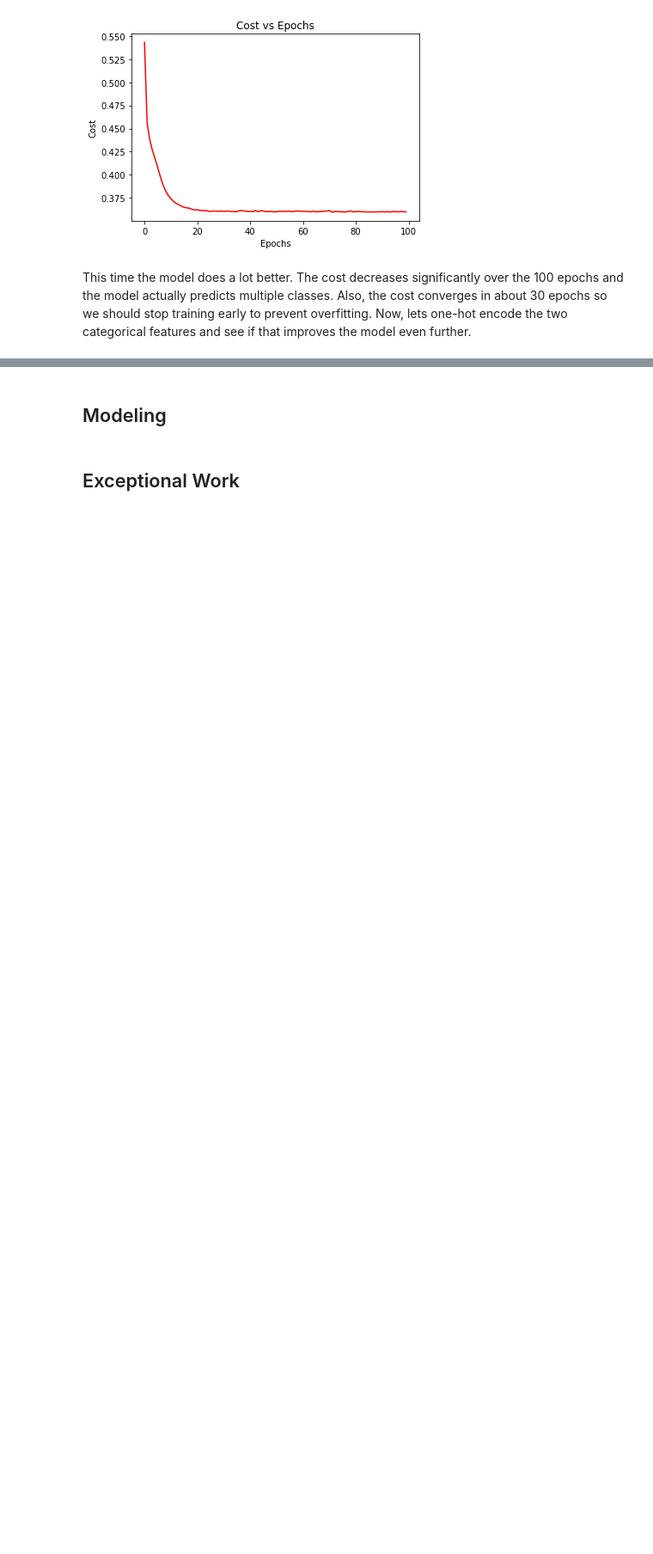
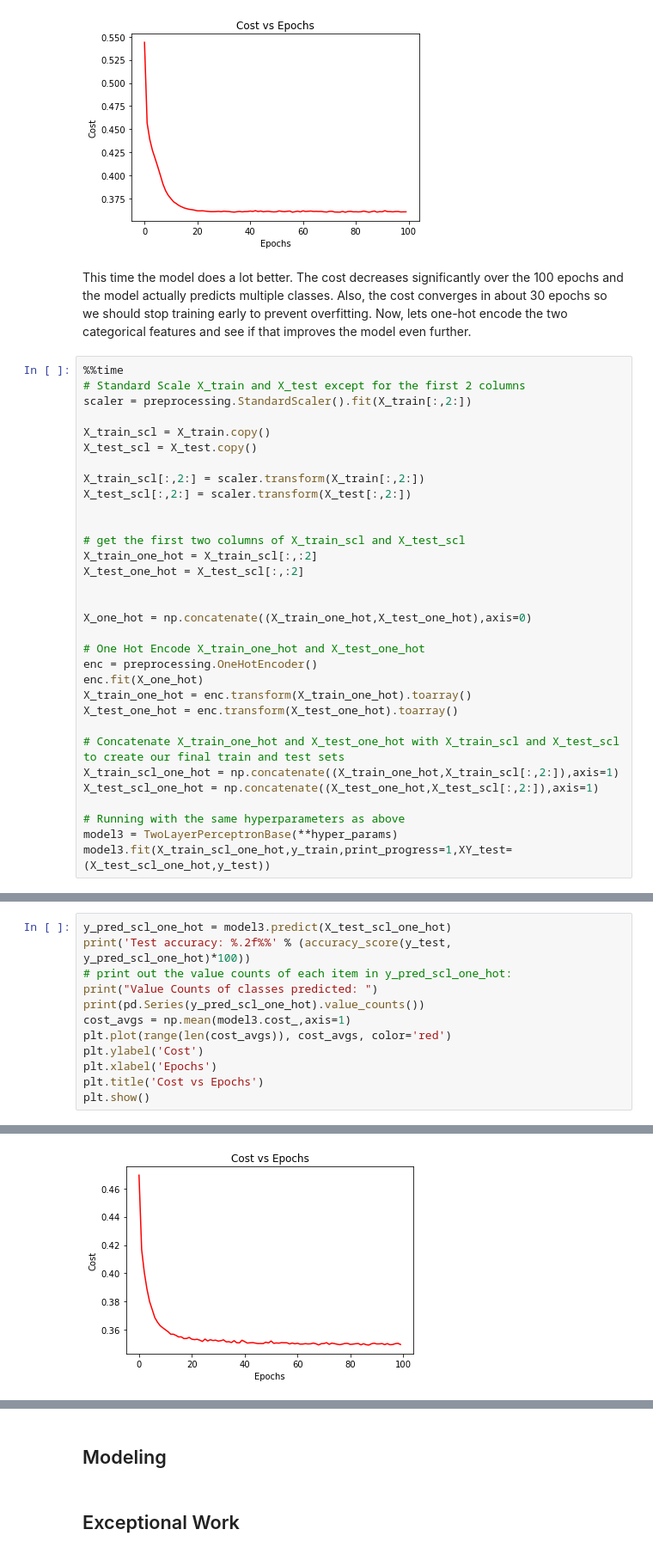
Before and after one commit to RayaanJIrani/MLLab4MultiLayerPerceptron, a Jupyter notebook: main.ipynb, the cells around one changed output, grey strips where cells are left out. Shown: that part at 86% size. Drawn from its saved outputs; the diff is of its cells as text; blank space fills up the shorter version.

Commit message:
Finished the intial modeling

```diff
--- a/main.ipynb
+++ b/main.ipynb
@@ -326,3 +334,35 @@ dtype: int64
 [figure]
 # %% [markdown]
 This time the model does a lot better. The cost decreases significantly over the 100 epochs and the model actually predicts multiple classes. Also, the cost converges in about 30 epochs so we should stop training early to prevent overfitting. Now, lets one-hot encode the two categorical features and see if that improves the model even further.
+# %%
+%%time
+# Standard Scale X_train and X_test except for the first 2 columns
+scaler = preprocessing.StandardScaler().fit(X_train[:,2:])
+
+X_train_scl = X_train.copy()
+X_test_scl = X_test.copy()
+
+X_train_scl[:,2:] = scaler.transform(X_train[:,2:])
+X_test_scl[:,2:] = scaler.transform(X_test[:,2:])
+
+
+# get the first two columns of X_train_scl and X_test_scl
+X_train_one_hot = X_train_scl[:,:2]
+X_test_one_hot = X_test_scl[:,:2]
+
+
+X_one_hot = np.concatenate((X_train_one_hot,X_test_one_hot),axis=0)
+
+# One Hot Encode X_train_one_hot and X_test_one_hot
+enc = preprocessing.OneHotEncoder()
+enc.fit(X_one_hot)
+X_train_one_hot = enc.transform(X_train_one_hot).toarray()
+X_test_one_hot = enc.transform(X_test_one_hot).toarray()
+
+# Concatenate X_train_one_hot and X_test_one_hot with X_train_scl and X_test_scl to create our final train and test sets
+X_train_scl_one_hot = np.concatenate((X_train_one_hot,X_train_scl[:,2:]),axis=1)
+X_test_scl_one_hot = np.concatenate((X_test_one_hot,X_test_scl[:,2:]),axis=1)
+
+# Running with the same hyperparameters as above
+model3 = TwoLayerPerceptronBase(**hyper_params)
+model3.fit(X_train_scl_one_hot,y_train,print_progress=1,XY_test=(X_test_scl_one_hot,y_test))
@@ -328,0 +374,13 @@ This time the model does a lot better. The cost decreases significantly over the
+# %%
+y_pred_scl_one_hot = model3.predict(X_test_scl_one_hot)
+print('Test accuracy: %.2f%%' % (accuracy_score(y_test, y_pred_scl_one_hot)*100))
+# print out the value counts of each item in y_pred_scl_one_hot:
+print("Value Counts of classes predicted: ")
+print(pd.Series(y_pred_scl_one_hot).value_counts())
+cost_avgs = np.mean(model3.cost_,axis=1)
+plt.plot(range(len(cost_avgs)), cost_avgs, color='red')
+plt.ylabel('Cost')
+plt.xlabel('Epochs')
+plt.title('Cost vs Epochs')
+plt.show()
+# %% [output]
@@ -328,0 +394 @@ This time the model does a lot better. The cost decreases significantly over the
+[figure, added]
```
Also changed, not shown: parts of 8 cells of this notebook.
